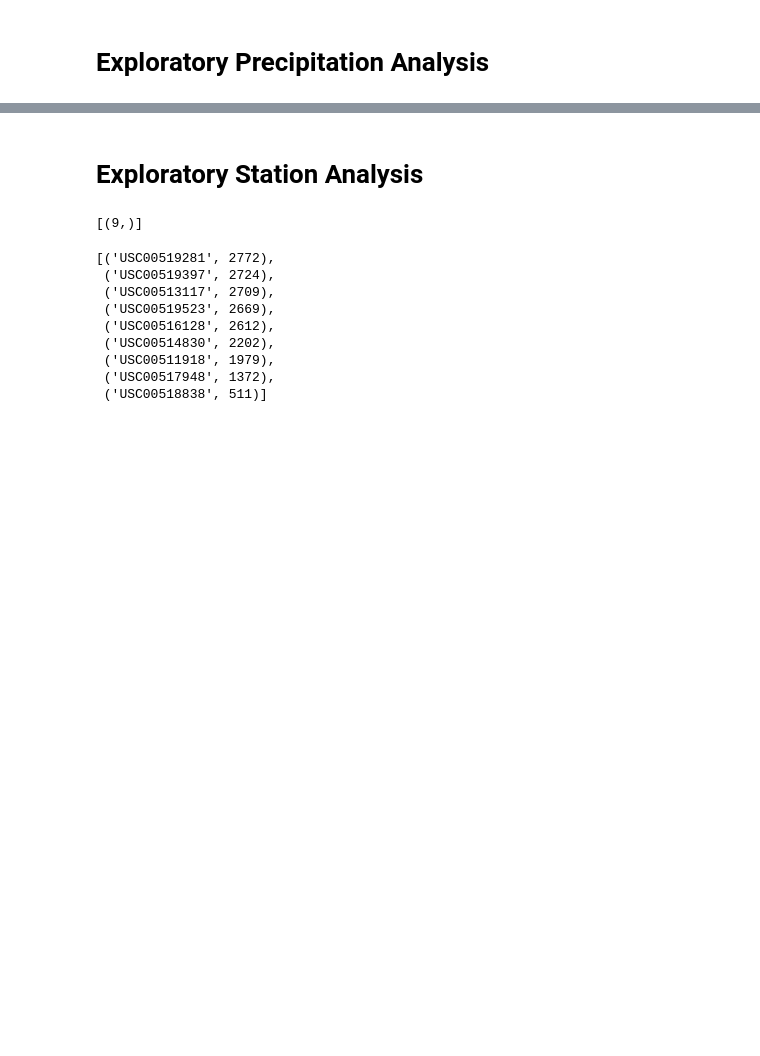
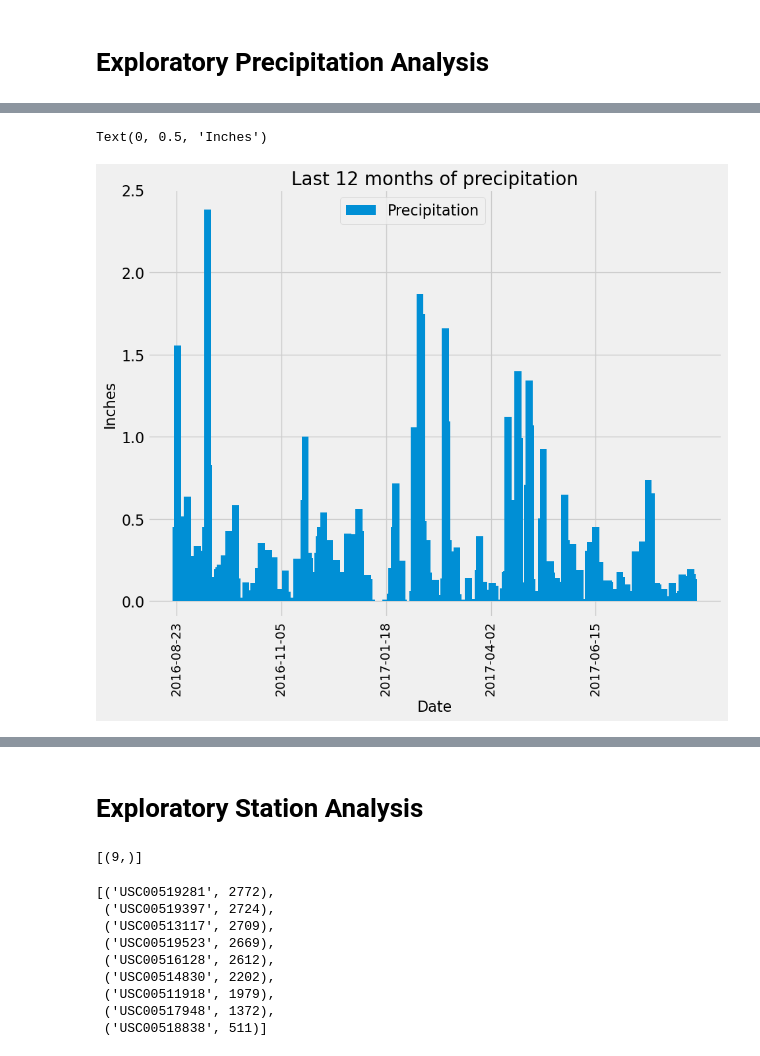
Before and after one commit to vara-co/sqlalchemy-challenge, a Jupyter notebook: SurfsUp/climate_LMVSFinal.ipynb, the cells around one changed output, grey strips where cells are left out. Saved outputs shown, nothing was run; the diff lists cells and outputs as text; code cells hidden in the pictures; blank space fills up the shorter version.

```diff
--- a/SurfsUp/climate_LMVSFinal.ipynb
+++ b/SurfsUp/climate_LMVSFinal.ipynb
@@ -121,2 +137,48 @@ Text(0, 0.5, 'Inches')
+# %%
+# Use Pandas Plotting with Matplotlib to plot the data
+# Create the bar plot
+ax = prec_data_df.plot(kind='bar', width=5, figsize=(10,8))
+
+# Set the position of the x-axis ticks, and the rotation
+dates = ['2016-08-23', '2016-11-09', '2017-01-28', '2017-04-18', '2017-07-10']
+plt.xticks(rotation=90)
+
+# Set values of y-axis
+#yticks = ['0', '1', '2', '3', '4', '5', '6', '7']
+#plt.yticks([0, 0.5, 1, 1.5, 2, 2.5, 3, 3.5], yticks)
+
+# Set the number of ticks on the x-axis to 5
+plt.locator_params(axis='x', nbins=5)
+
+# Set the number of ticks on y-axis
+plt.locator_params(axis='y', nbins=8)
+
+# Set the font size of y-axis tick
+ax.tick_params(axis='y', labelsize=16)
+
+# Set your limits
+plt.xlim(-20,385)
+plt.ylim(-0.10,2.5)
+
+#Add a grid
+ax.grid(True)
+
+# Add a legend and adjust the position, add title, and labels for x and y axis.
+plt.legend(bbox_to_anchor=(.6,1), fontsize="16")
+plt.title("Last 12 months of precipitation", size=20)
+plt.xlabel("Date", size=16)
+plt.ylabel("Inches", size=16)
+
+# Add the text above the plot
+print(f"Text(0, 0.5, 'Inches')")
+
+#Save the figure if needed
+plt.savefig("output_data/PrecipitationChart.png")
+
+# Show the Graph
+plt.show()
+# %% [output]
+Text(0, 0.5, 'Inches')
+[figure, added]
 # %%
 # Use Pandas to calculate the summary statistics for the precipitation data
```
Also changed, not shown: parts of 14 cells of this notebook.
